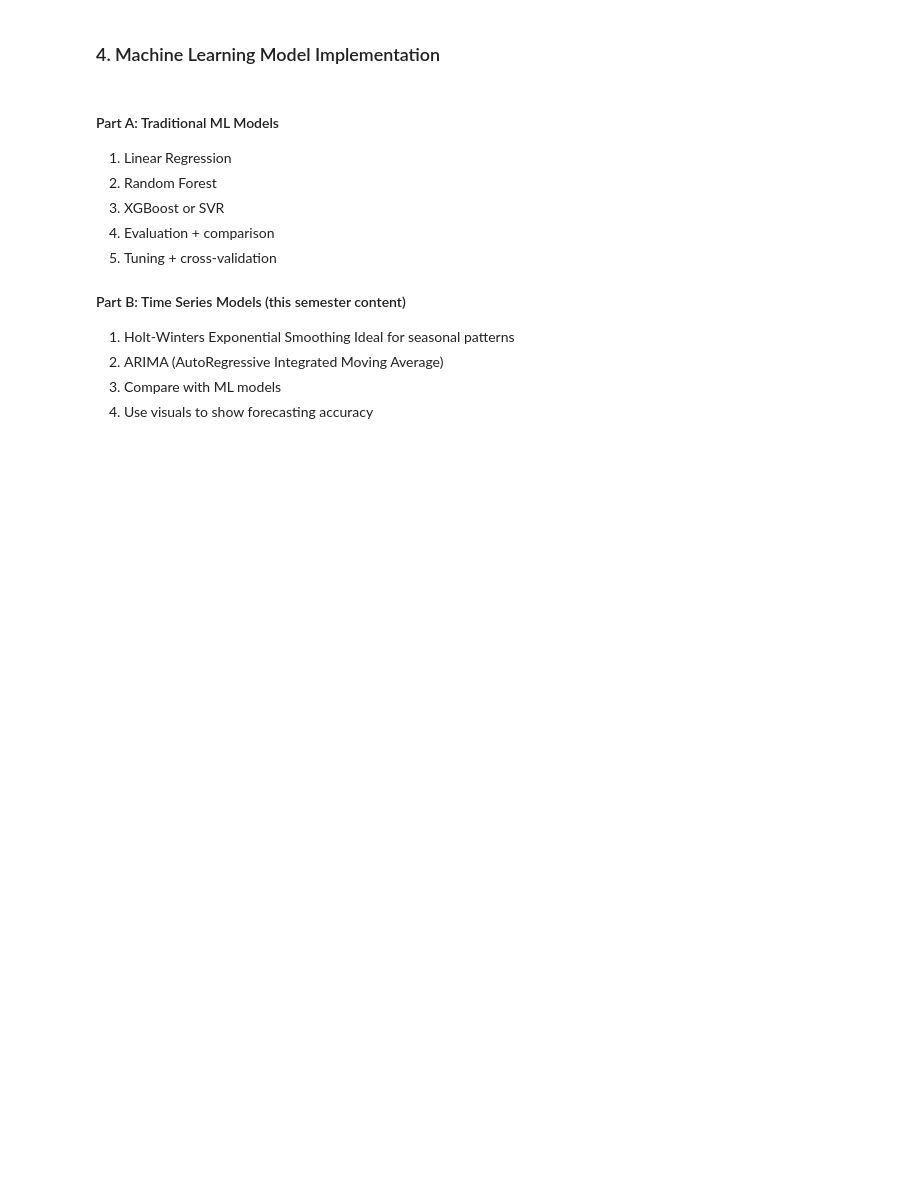
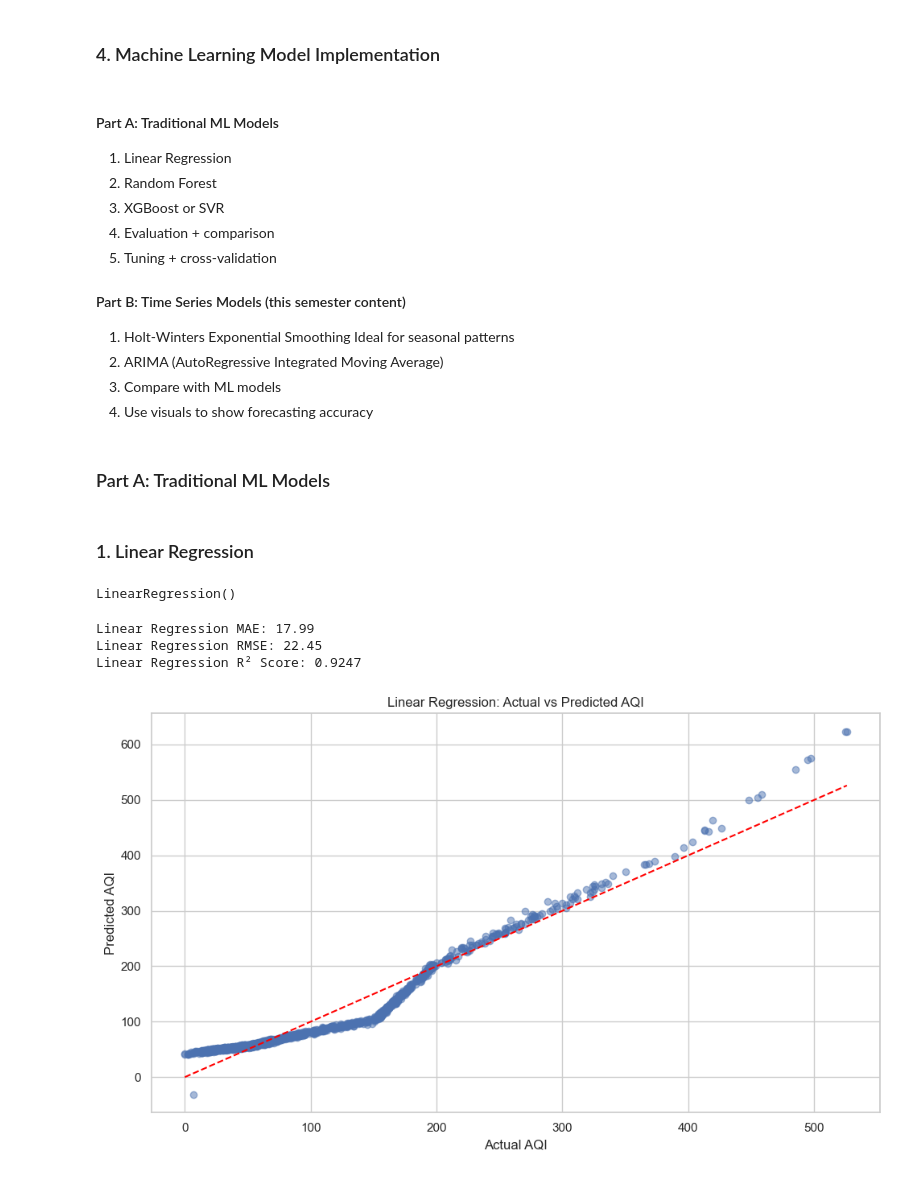
Before and after one commit to CCT-Dublin/capstone-project-Nomin1016, a Jupyter notebook: Nomin_CA3_StrategicThinking.ipynb, the cells around one changed output. Cells and saved outputs as stored; diff of their text form; code cells hidden in the pictures; blank space fills up the shorter version.

```diff
--- a/Nomin_CA3_StrategicThinking.ipynb
+++ b/Nomin_CA3_StrategicThinking.ipynb
@@ -358,3 +358,47 @@ Name: AQI, Length: 7344, dtype: float64
 2. ARIMA (AutoRegressive Integrated Moving Average)
 3. Compare with ML models
 4. Use visuals to show forecasting accuracy
+# %% [markdown]
+### Part A: Traditional ML Models
+# %% [markdown]
+### 1. Linear Regression
+# %%
+from sklearn.linear_model import LinearRegression
+from sklearn.metrics import mean_absolute_error, mean_squared_error, r2_score
+from sklearn.metrics import root_mean_squared_error
+
+# Use scaled features for Linear Regression
+lr_model = LinearRegression()
+lr_model.fit(X_train_scaled, y_train)
+# %% [output]
+LinearRegression()
+# %%
+y_pred_lr = lr_model.predict(X_test_scaled)
+# %%
+from sklearn.metrics import mean_absolute_error, root_mean_squared_error, r2_score
+
+mae_lr = mean_absolute_error(y_test, y_pred_lr)
+rmse_lr = root_mean_squared_error(y_test, y_pred_lr)  # updated!
+r2_lr = r2_score(y_test, y_pred_lr)
+
+print(f"Linear Regression MAE: {mae_lr:.2f}")
+print(f"Linear Regression RMSE: {rmse_lr:.2f}")
+print(f"Linear Regression R² Score: {r2_lr:.4f}")
+# %% [output]
+Linear Regression MAE: 17.99
+Linear Regression RMSE: 22.45
+Linear Regression R² Score: 0.9247
+# %%
+import matplotlib.pyplot as plt
+
+plt.figure(figsize=(10,6))
+plt.scatter(y_test, y_pred_lr, alpha=0.5)
+plt.plot([y_test.min(), y_test.max()], [y_test.min(), y_test.max()], '--', color='red')
+plt.xlabel("Actual AQI")
+plt.ylabel("Predicted AQI")
+plt.title("Linear Regression: Actual vs Predicted AQI")
+plt.grid(True)
+plt.tight_layout()
+plt.show()
+# %% [output]
+[figure, added]
```
Also changed, not shown: parts of 5 cells of this notebook.
